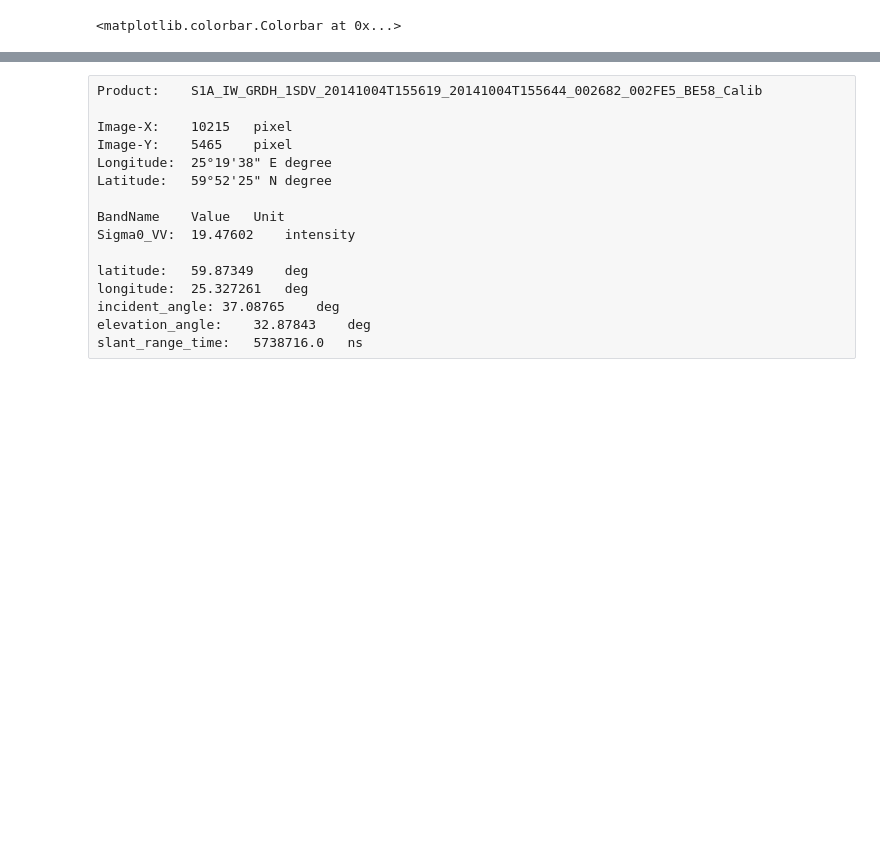
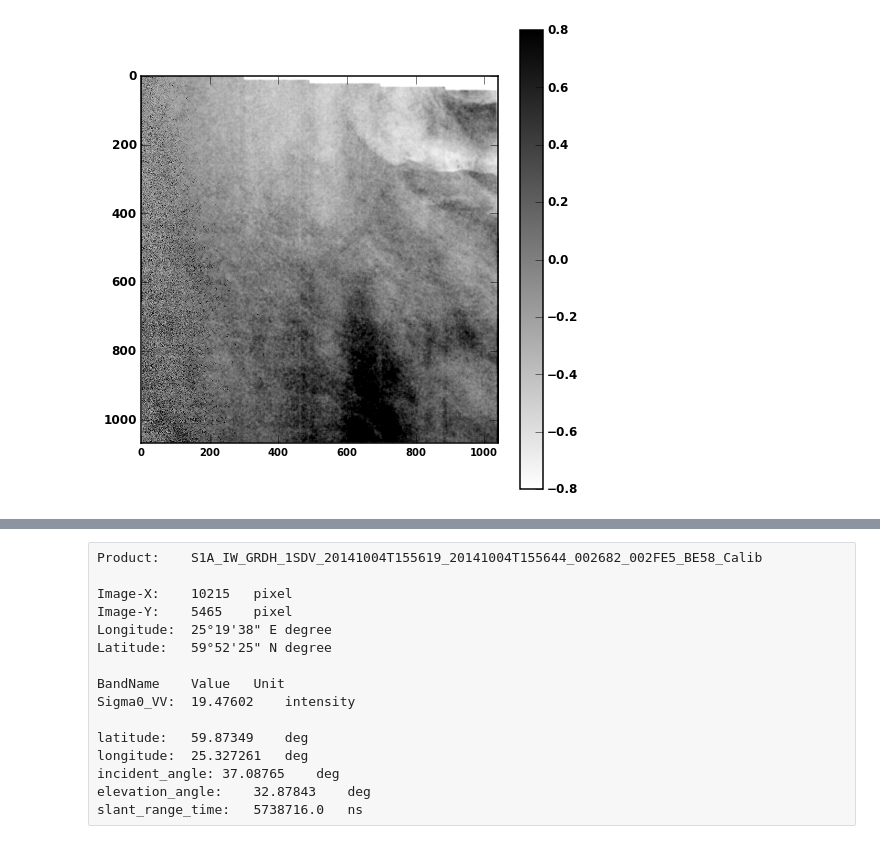
Before and after one commit to magican/PySOL, a Jupyter notebook: notebooks/Sentinel-1/0.0.0.Sentinel-1_test_scalloping_1D_FFT.ipynb, the cells around one changed output, grey strips where cells are left out. Drawn from its saved outputs; the diff is of its cells as text; code cells hidden in the pictures; blank space fills up the shorter version.

Commit message:
Removing noise from Sentinel-1 images by applying averaging of all of the database

```diff
--- a/notebooks/Sentinel-1/0.0.0.Sentinel-1_test_scalloping_1D_FFT.ipynb
+++ b/notebooks/Sentinel-1/0.0.0.Sentinel-1_test_scalloping_1D_FFT.ipynb
@@ -473,13 +26,0 @@ for n in range(len(dataObject)):
-# %%
-# Get the productType/polarization
-
-metadataObject = manifest['xfdu:XFDU']['metadataSection']['metadataObject']
-for n in range(len(metadataObject)):
-    if metadataObject[n]['@ID'] == 'generalProductInformation':
-        productType = metadataObject[n]['metadataWrap']['xmlData']['s1sarl1:standAloneProductInformation']['s1sarl1:productType']
-        transmitterReceiverPolarisation = metadataObject[n]['metadataWrap']['xmlData']['s1sarl1:standAloneProductInformation']['s1sarl1:transmitterReceiverPolarisation']
-
-polarization = []
-for p in range(0,len(transmitterReceiverPolarisation[0].lower())):
-    polarization.append(transmitterReceiverPolarisation[p].lower())
-print "Available polarizations: \'%s\'" %polarization
@@ -1053,17 +498,20 @@ py.iplot(fig, filename='roughnessNrmlzd')
-# %%
-def ntrctv_imshow(data, FixedColor=False, vmi=-1., vma=1.):
-    if FixedColor==False:
-        imshow(data)
-        colorbar()
-    else:
-        imshow(data, vmin=vm, vmax=vma)
-        colorbar()
-# %%
-%matplotlib qt
-plt.close('all')
-mpl_fig_obj= plt.figure()
-plt.imshow(roughnessNrmlzd['hh'], vmin=-1, vmax=1)
-plt.set_cmap('bone_r')
-plt.colorbar()
-# %% [output]
-<matplotlib.colorbar.Colorbar at 0x...>
+# %%
+# %matplotlib inline
+
+def ntrctv_imshow(p = 'hh', vmi=-1., vma=1., cmap='Greys'):
+    plt.figure(figsize=(8,8*double(data[p].shape[0])/double(data[p].shape[1])))
+    plt.imshow(data[p], vmin=vmi, vmax=vma)
+    plt.colorbar()
+    plt.set_cmap(cmap)
+# %%
+data=roughnessNrmlzd.copy()
+
+ntrctv = widgets.interact(ntrctv_imshow, p = widgets.RadioButtons(description='polarization', options=data.keys()), \
+                 vmi=widgets.FloatSliderWidget(min=-2, max=2, value=-1, step=0.1), \
+                 vma=widgets.FloatSliderWidget(min=-2, max=2, value=1., step=0.1), \
+                cmap = ['binary', 'Blues', 'BuGn', 'BuPu', 'gist_yarg',
+                             'GnBu', 'Greens', 'Greys', 'Oranges', 'OrRd',
+                             'PuBu', 'PuBuGn', 'PuRd', 'Purples', 'RdPu',
+                             'Reds', 'YlGn', 'YlGnBu', 'YlOrBr', 'YlOrRd']);
+# %% [output]
+[figure, added]
```
Also changed, not shown: parts of 56 cells of this notebook, 2 other files.
